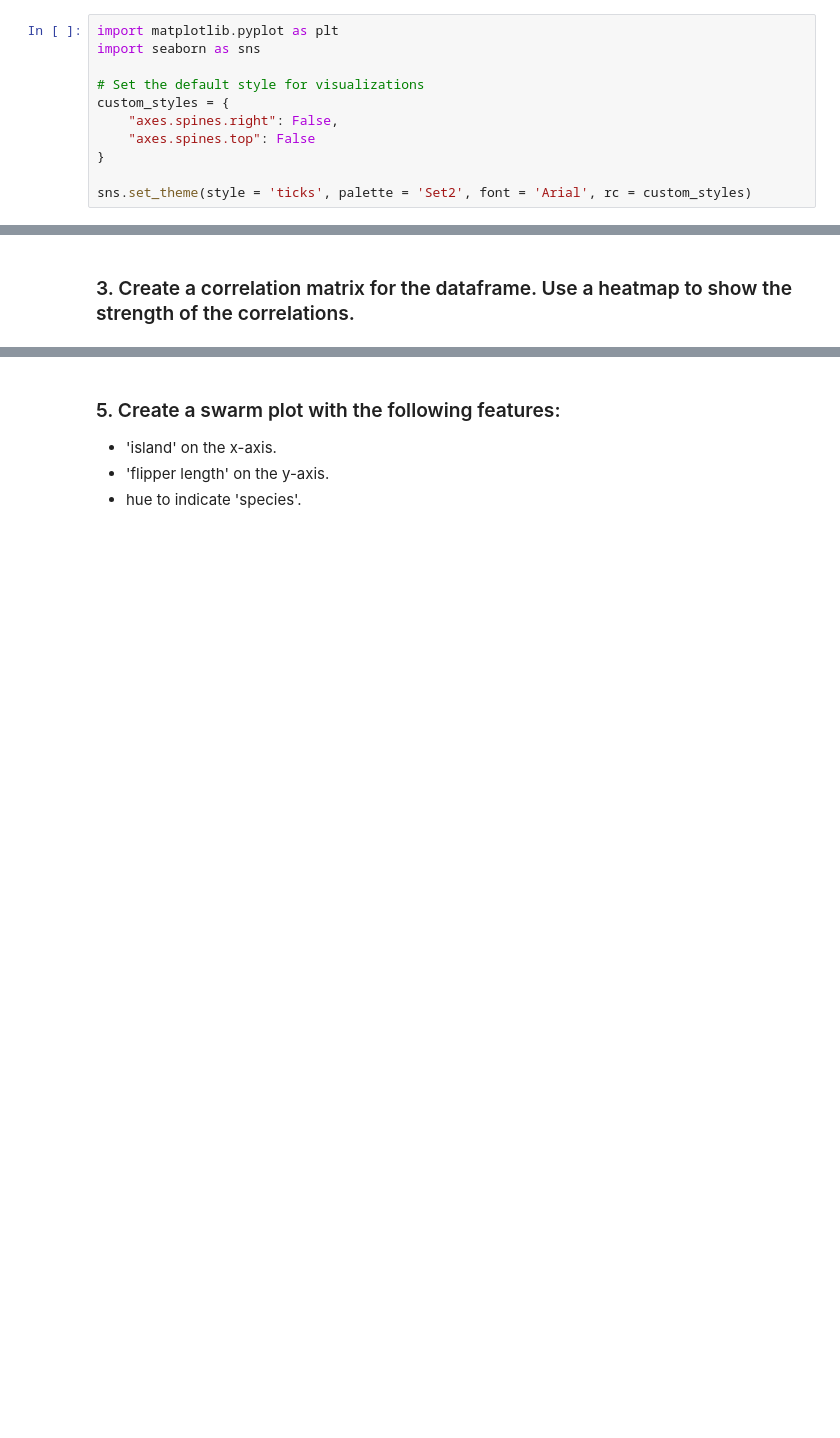
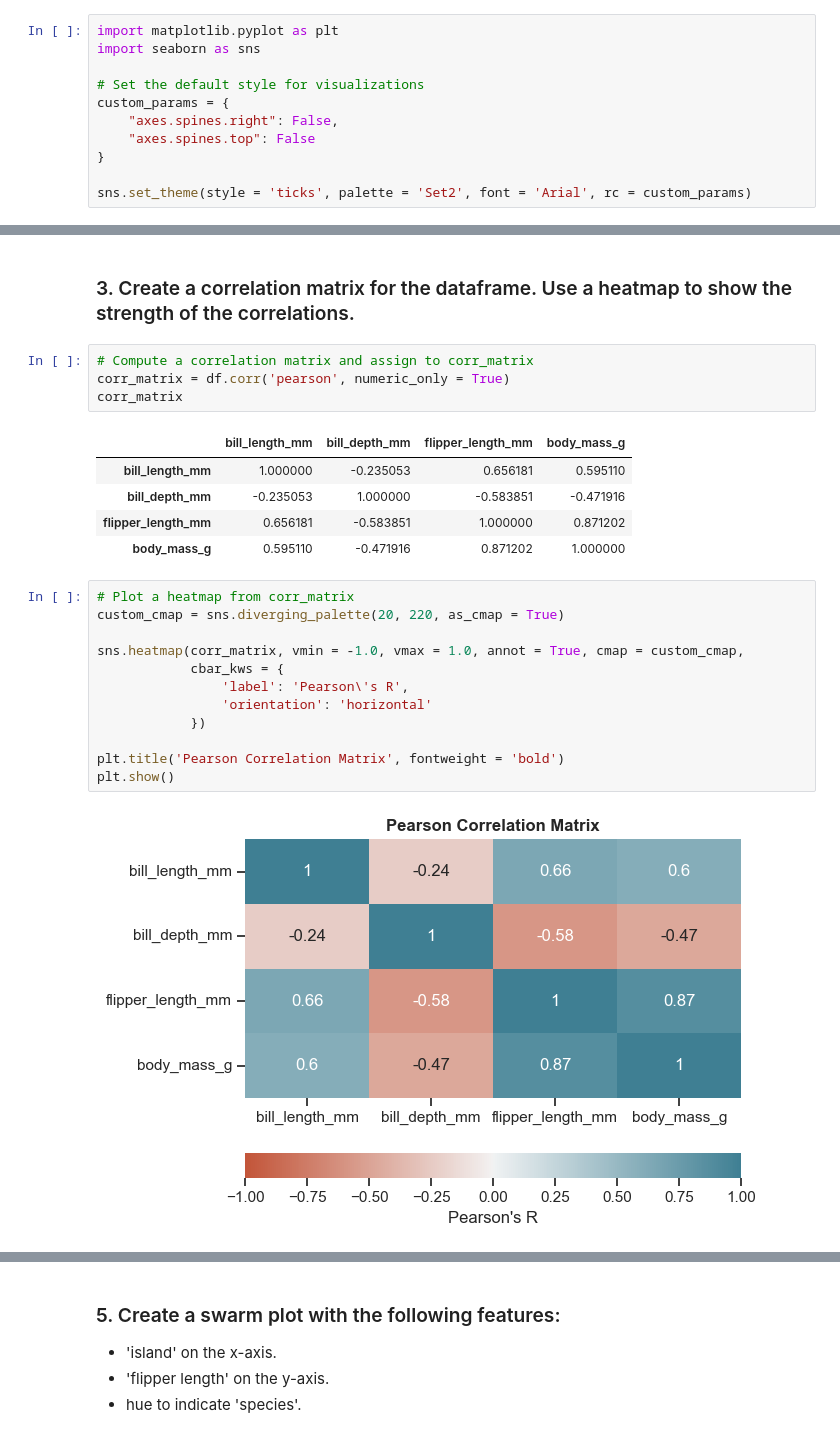
Before and after one commit to valeriemagalong/Val-Practices-Python, a Jupyter notebook: Penguins_Seaborn/Seaborn_Practice_Penguins_Data.ipynb, the cells around one changed output, grey strips where cells are left out. Drawn from its saved outputs; the diff is of its cells as text; blank space fills up the shorter version.

```diff
--- a/Penguins_Seaborn/Seaborn_Practice_Penguins_Data.ipynb
+++ b/Penguins_Seaborn/Seaborn_Practice_Penguins_Data.ipynb
@@ -10,12 +10,12 @@ import matplotlib.pyplot as plt
 import seaborn as sns
 
 # Set the default style for visualizations
-custom_styles = {
+custom_params = {
     "axes.spines.right": False,
     "axes.spines.top": False
 }
 
-sns.set_theme(style = 'ticks', palette = 'Set2', font = 'Arial', rc = custom_styles)
+sns.set_theme(style = 'ticks', palette = 'Set2', font = 'Arial', rc = custom_params)
 # %% [markdown]
 ### Importing the data
 # %%
@@ -142,2 +146,26 @@ plt.show()
 # %% [markdown]
 ### 3. Create a correlation matrix for the dataframe.  Use a heatmap to show the strength of the correlations.
+# %%
+# Compute a correlation matrix and assign to corr_matrix
+corr_matrix = df.corr('pearson', numeric_only = True)
+corr_matrix
+# %% [output]
+|  | bill_length_mm | bill_depth_mm | flipper_length_mm | body_mass_g |
+| bill_length_mm | 1.000000 | -0.235053 | 0.656181 | 0.595110 |
+| bill_depth_mm | -0.235053 | 1.000000 | -0.583851 | -0.471916 |
+| flipper_length_mm | 0.656181 | -0.583851 | 1.000000 | 0.871202 |
+| body_mass_g | 0.595110 | -0.471916 | 0.871202 | 1.000000 |
+# %%
+# Plot a heatmap from corr_matrix
+custom_cmap = sns.diverging_palette(20, 220, as_cmap = True)
+
+sns.heatmap(corr_matrix, vmin = -1.0, vmax = 1.0, annot = True, cmap = custom_cmap,
+            cbar_kws = {
+                'label': 'Pearson\'s R',
+                'orientation': 'horizontal'
+            })
+
+plt.title('Pearson Correlation Matrix', fontweight = 'bold')
+plt.show()
+# %% [output]
+[figure, added]
```
Also changed, not shown: parts of 7 cells of this notebook.
